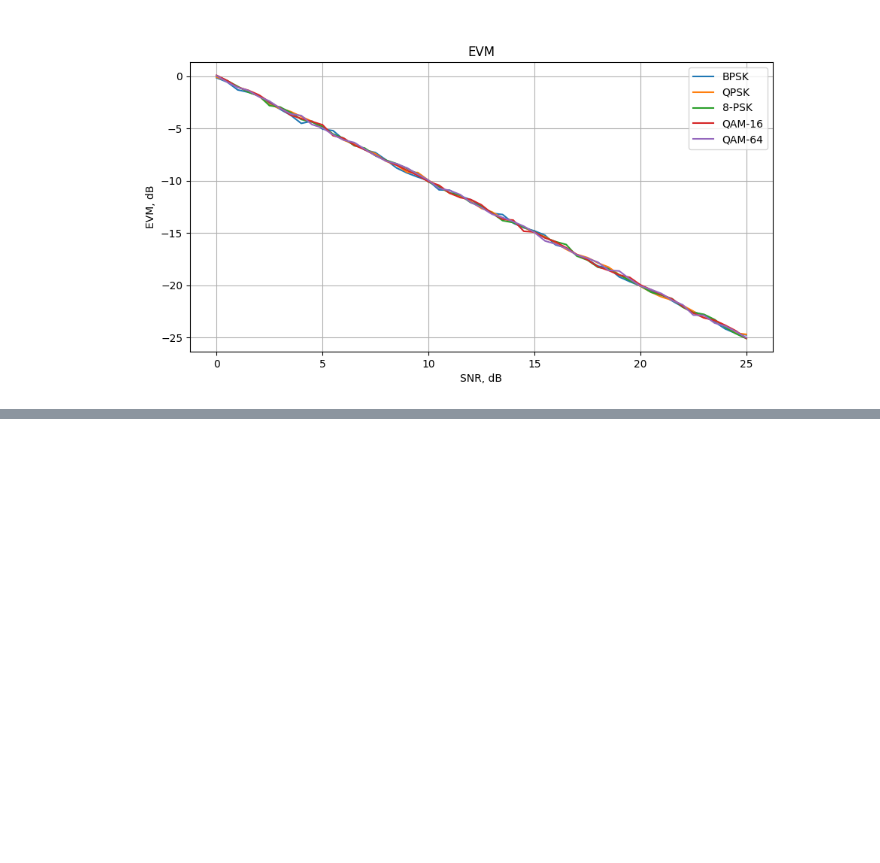
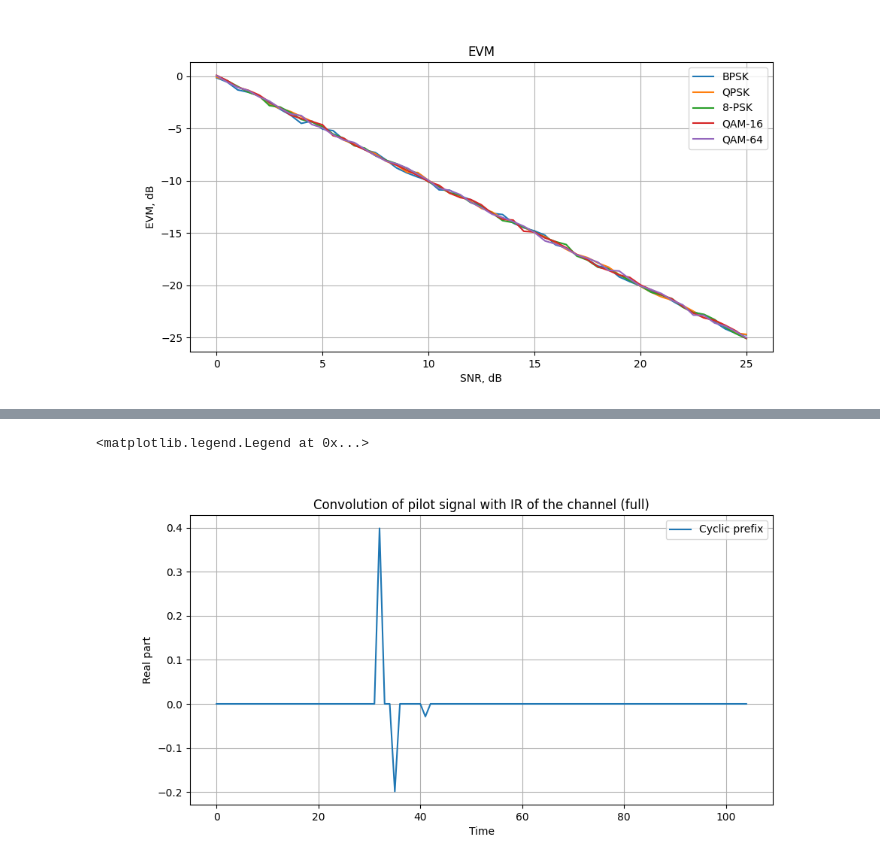
Before and after one commit to isvoropaev02/OFDM, a Jupyter notebook: model_performance.ipynb, the cells around one changed output, grey strips where cells are left out. Saved outputs shown, nothing was run; the diff lists cells and outputs as text; code cells hidden in the pictures; blank space fills up the shorter version.

```diff
--- a/model_performance.ipynb
+++ b/model_performance.ipynb
@@ -180,0 +220,16 @@ Text(0.5, 1.0, 'EVM')
+# %%
+sig2 = (pilots_frame_td['Re'] + 1j*pilots_frame_td['Im']).to_numpy()
+output2 = np.convolve((h['Re']+1j*h['Im']).to_numpy(), sig2, 'full')
+time = np.arange(0, len(output2), 1)
+
+fig7 = plt.figure(figsize=(10,5))
+ax_1 = fig7.add_subplot(111)
+ax_1.plot(time, output2.real, label='Cyclic prefix')
+ax_1.set_ylabel("Real part")
+ax_1.set_xlabel("Time")
+ax_1.grid()
+ax_1.set_title('Convolution of pilot signal with IR of the channel (full)')
+ax_1.legend()
+# %% [output]
+<matplotlib.legend.Legend at 0x...>
+[figure, added]
```
Also changed, not shown: parts of 6 cells of this notebook, 2 other files.
